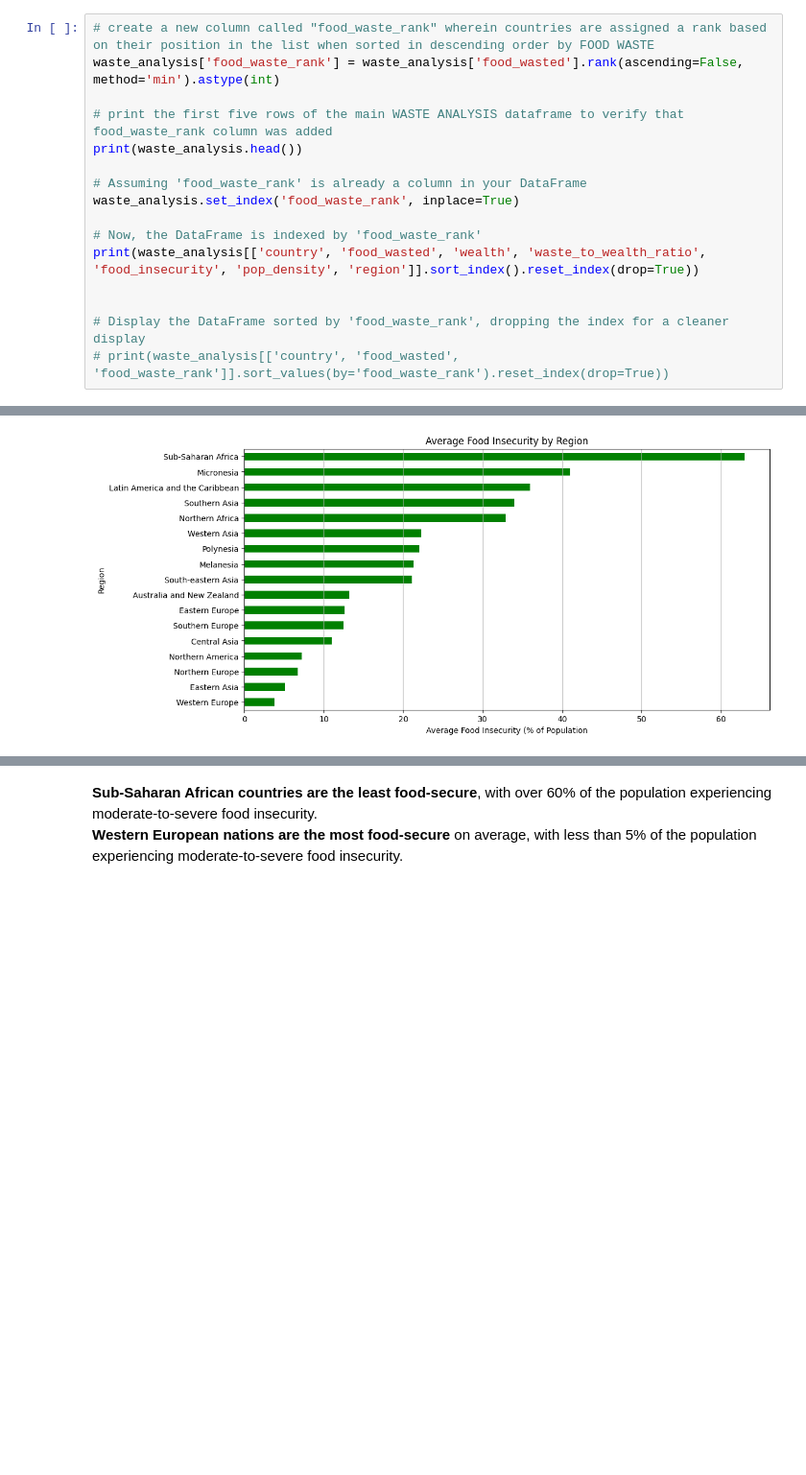
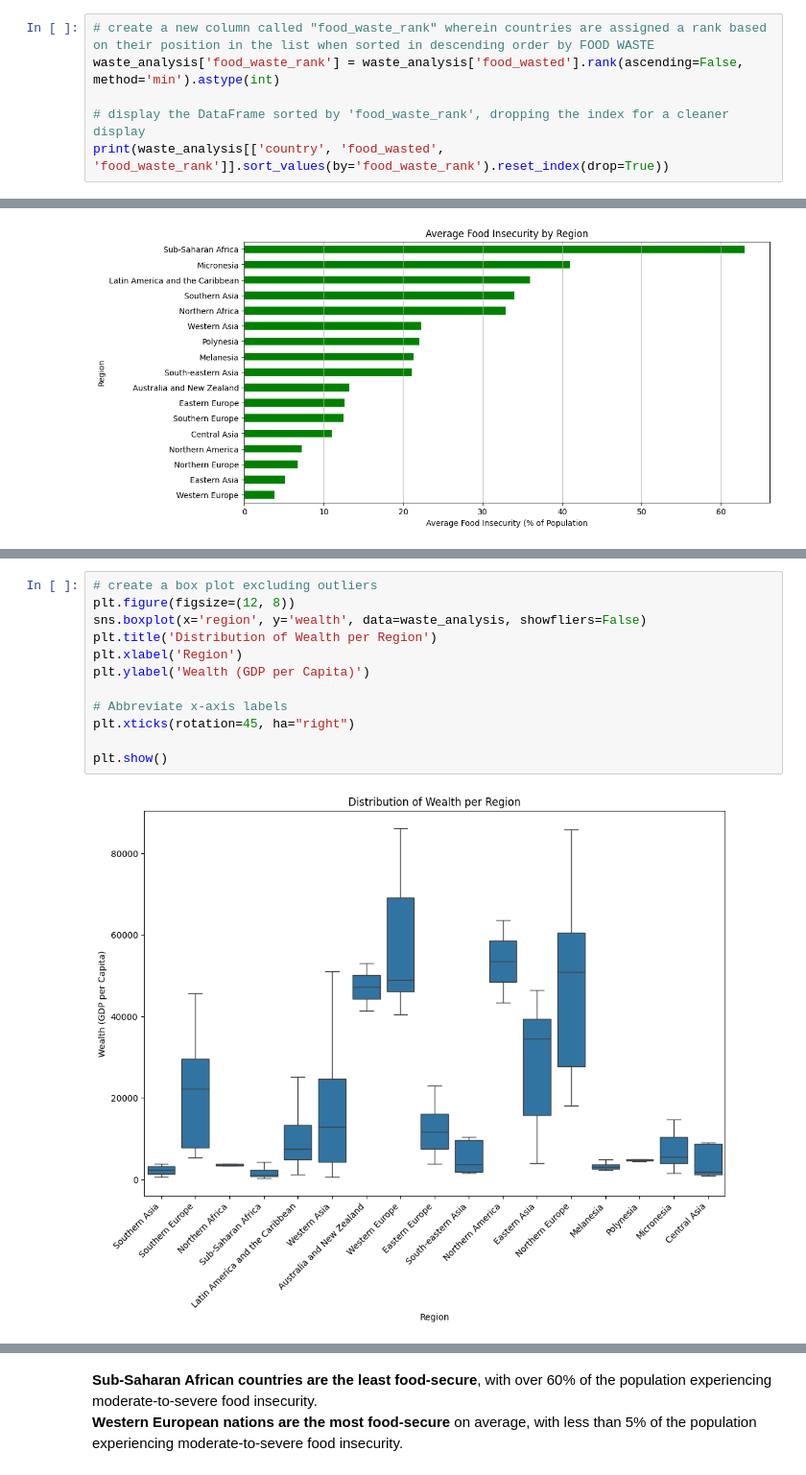
Before and after one commit to wturner94/food-waste-analysis, a Jupyter notebook: food-waste-analysis.ipynb, the cells around one changed output, grey strips where cells are left out. Shown at 96% size. Saved outputs shown, nothing was run; the diff lists cells and outputs as text; blank space fills up the shorter version.

```diff
--- a/food-waste-analysis.ipynb
+++ b/food-waste-analysis.ipynb
@@ -331,16 +331,6 @@ For example, we can easily see which countries are in the top 5 or bottom 5 in t
 # create a new column called "food_waste_rank" wherein countries are assigned a rank based on their position in the list when sorted in descending order by FOOD WASTE
 waste_analysis['food_waste_rank'] = waste_analysis['food_wasted'].rank(ascending=False, method='min').astype(int)
 
-# print the first five rows of the main WASTE ANALYSIS dataframe to verify that food_waste_rank column was added
-print(waste_analysis.head())
-
-# Assuming 'food_waste_rank' is already a column in your DataFrame
-waste_analysis.set_index('food_waste_rank', inplace=True)
-
-# Now, the DataFrame is indexed by 'food_waste_rank'
-print(waste_analysis[['country', 'food_wasted', 'wealth', 'waste_to_wealth_ratio', 'food_insecurity', 'pop_density', 'region']].sort_index().reset_index(drop=True))
-
-
-# Display the DataFrame sorted by 'food_waste_rank', dropping the index for a cleaner display
-# print(waste_analysis[['country', 'food_wasted', 'food_waste_rank']].sort_values(by='food_waste_rank').reset_index(drop=True))
+# display the DataFrame sorted by 'food_waste_rank', dropping the index for a cleaner display
+print(waste_analysis[['country', 'food_wasted', 'food_waste_rank']].sort_values(by='food_waste_rank').reset_index(drop=True))
 # %% [output]
@@ -460,0 +489,14 @@ plt.show()
+# %%
+# create a box plot excluding outliers
+plt.figure(figsize=(12, 8))
+sns.boxplot(x='region', y='wealth', data=waste_analysis, showfliers=False)
+plt.title('Distribution of Wealth per Region')
+plt.xlabel('Region')
+plt.ylabel('Wealth (GDP per Capita)')
+
+# Abbreviate x-axis labels
+plt.xticks(rotation=45, ha="right")
+
+plt.show()
+# %% [output]
+[figure, added]
```
Also changed, not shown: parts of 56 cells of this notebook, 4 other files.
